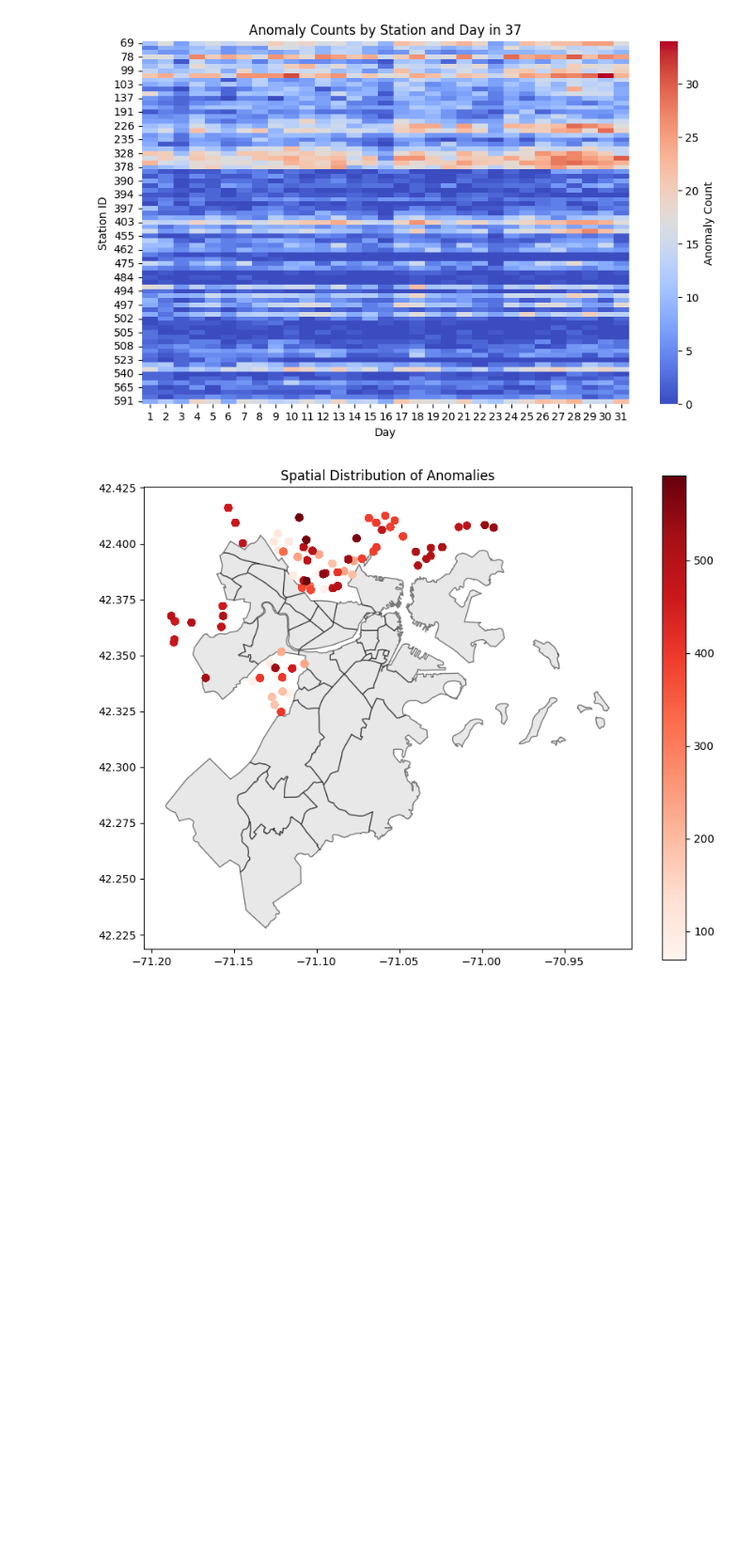
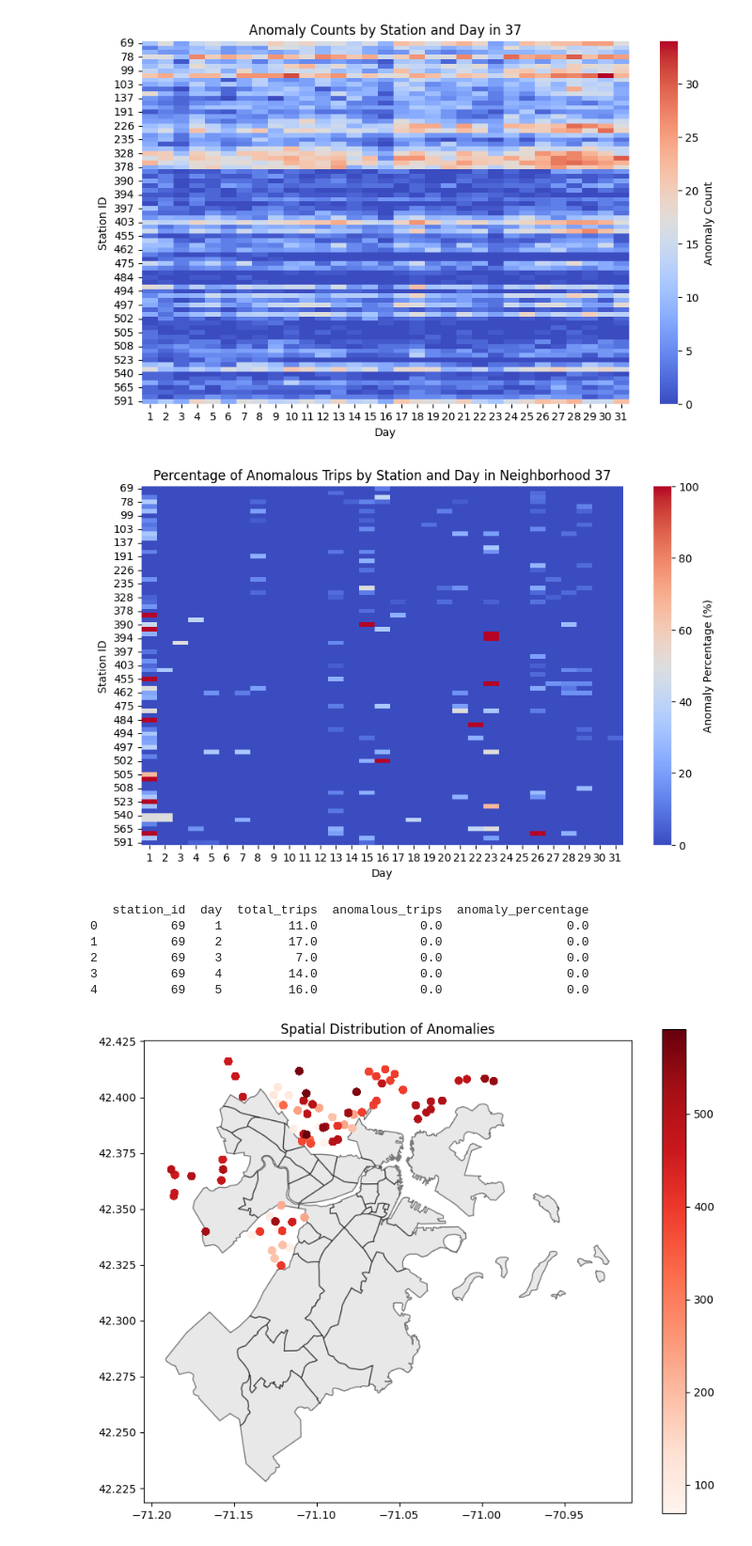
Before and after one commit to elnurisg/anomaly_detection_for_shared_mobility, a Jupyter notebook: station_focus/data_analysis.ipynb, the cells around one changed output. Shown at 94% size. Drawn from its saved outputs; the diff is of its cells as text; code cells hidden in the pictures; blank space fills up the shorter version.

```diff
--- a/station_focus/data_analysis.ipynb
+++ b/station_focus/data_analysis.ipynb
@@ -374,6 +480,69 @@ plt.ylabel('Station ID')
 plt.show()
 # %% [output]
 [figure]
+# %%
+# Filter data for the given neighborhood
+neighborhood_number = 37  # Replace with the desired neighborhood number
+neighborhood_data = station_data[station_data['neighborhood'] == neighborhood_number]
+
+if neighborhood_data.empty:
+    print(f"No data found for neighborhood {neighborhood_number}.")
+else:
+    # Get all unique stations in the neighborhood
+    stations = neighborhood_data['station_id'].unique()
+
+    # Create a full combination of stations and days
+    all_days = np.arange(1, 32)  # Assuming 1 to 31 days
+    all_combinations = pd.MultiIndex.from_product(
+        [stations, all_days],
+        names=['station_id', 'day']
+    ).to_frame(index=False)
+
+    # Group by station and day to calculate total trips and anomalous trips
+    daywise_summary = neighborhood_data.groupby(['station_id', 'day']).agg(
+        total_trips=('anomaly', 'size'),  # Total trips (count rows)
+        anomalous_trips=('anomaly', lambda x: (x == -1).sum())  # Count anomalous trips
+    ).reset_index()
+
+    # Merge to ensure all combinations of stations and days are included
+    complete_daywise_summary = all_combinations.merge(
+        daywise_summary,
+        on=['station_id', 'day'],
+        how='left'
+    ).fillna({'total_trips': 0, 'anomalous_trips': 0})
+
+    # Calculate the anomaly percentage
+    complete_daywise_summary['anomaly_percentage'] = (
+        complete_daywise_summary['anomalous_trips'] / complete_daywise_summary['total_trips']
+    ) * 100
+    complete_daywise_summary['anomaly_percentage'] = complete_daywise_summary['anomaly_percentage'].fillna(0)
+
+    # Pivot data for the heatmap
+    pivot_table = complete_daywise_summary.pivot_table(
+        values='anomaly_percentage',
+        index='station_id',
+        columns='day',
+        fill_value=0
+    )
+
+    # Plot the heatmap
+    plt.figure(figsize=(10, 6))
+    sns.heatmap(pivot_table, cmap='coolwarm', cbar_kws={'label': 'Anomaly Percentage (%)'})
+    plt.title(f'Percentage of Anomalous Trips by Station and Day in Neighborhood {neighborhood_number}')
+    plt.xlabel('Day')
+    plt.ylabel('Station ID')
+    plt.show()
+
+    # Print summary (optional)
+    print(complete_daywise_summary.head())
+# %% [output]
+[figure, added]
+   station_id  day  total_trips  anomalous_trips  anomaly_percentage
+0          69    1         11.0              0.0                 0.0
+1          69    2         17.0              0.0                 0.0
+2          69    3          7.0              0.0                 0.0
+3          69    4         14.0              0.0                 0.0
+4          69    5         16.0              0.0                 0.0
 # %%
 fig, ax = plt.subplots(figsize=(10, 8))
 
```
Also changed, not shown: parts of 9 cells of this notebook.
